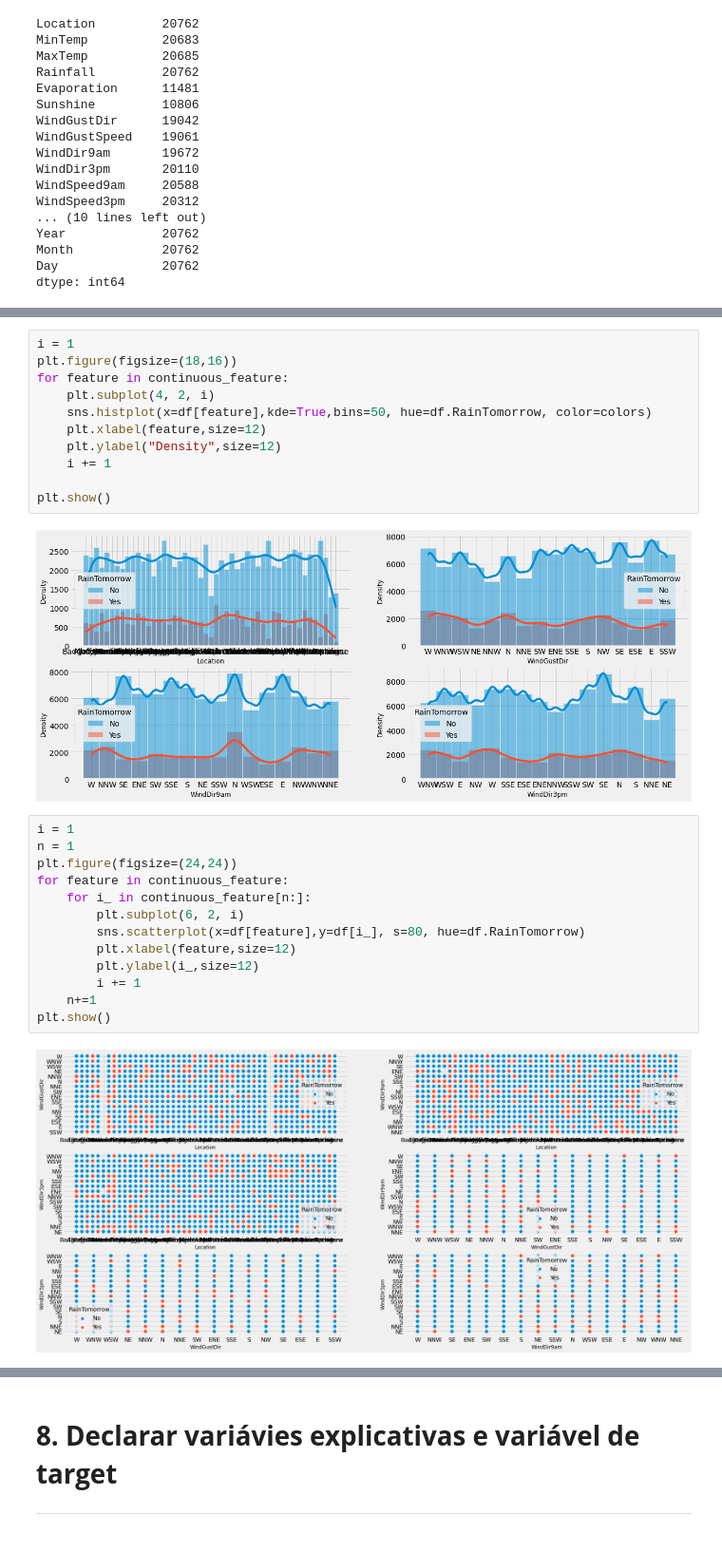
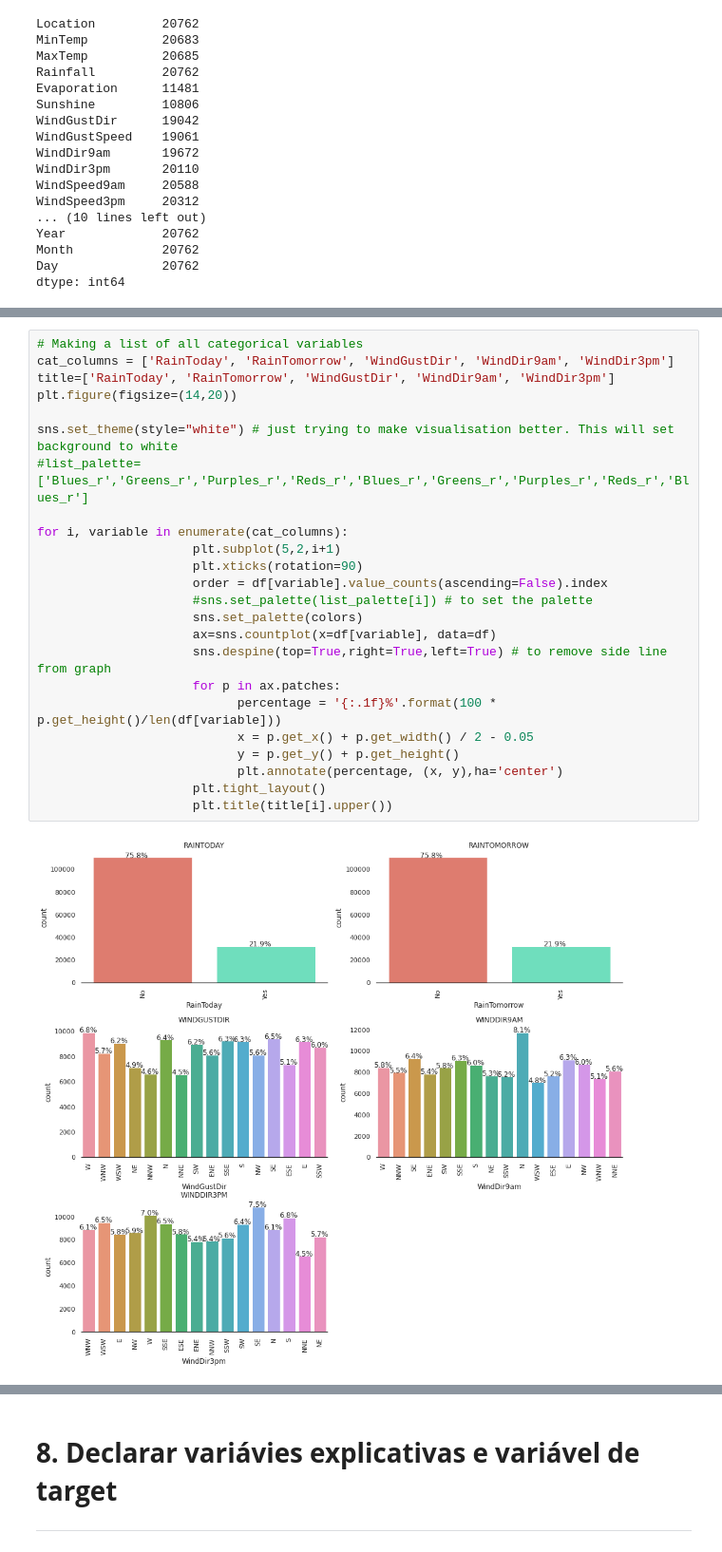
Before and after one commit to Rodrigo-Lopes-de-Andrade/Artigos_e_Projetos, a Jupyter notebook: 00_Regressão_Logistica.ipynb, the cells around one changed output, grey strips where cells are left out. Shown at 95% size. Saved outputs shown, nothing was run; the diff lists cells and outputs as text.

```diff
--- a/00_Regressão_Logistica.ipynb
+++ b/00_Regressão_Logistica.ipynb
@@ -1430,28 +1419,26 @@ plt.show()
-# %%
-i = 1
-plt.figure(figsize=(18,16))
-for feature in continuous_feature:
-    plt.subplot(4, 2, i)
-    sns.histplot(x=df[feature],kde=True,bins=50, hue=df.RainTomorrow, color=colors)
-    plt.xlabel(feature,size=12)
-    plt.ylabel("Density",size=12)
-    i += 1
-
-plt.show()
-# %% [output]
-[figure, removed]
-# %%
-i = 1
-n = 1
-plt.figure(figsize=(24,24))
-for feature in continuous_feature:
-    for i_ in continuous_feature[n:]:
-        plt.subplot(6, 2, i)
-        sns.scatterplot(x=df[feature],y=df[i_], s=80, hue=df.RainTomorrow)
-        plt.xlabel(feature,size=12)
-        plt.ylabel(i_,size=12)
-        i += 1
-    n+=1
-plt.show()
-# %% [output]
-[figure, removed]
+# %%
+# Making a list of all categorical variables
+cat_columns = ['RainToday', 'RainTomorrow', 'WindGustDir', 'WindDir9am', 'WindDir3pm']
+title=['RainToday', 'RainTomorrow', 'WindGustDir', 'WindDir9am', 'WindDir3pm']
+plt.figure(figsize=(14,20))
+
+sns.set_theme(style="white") # just trying to make visualisation better. This will set background to white
+#list_palette=['Blues_r','Greens_r','Purples_r','Reds_r','Blues_r','Greens_r','Purples_r','Reds_r','Blues_r']
+
+for i, variable in enumerate(cat_columns):
+                     plt.subplot(5,2,i+1)
+                     plt.xticks(rotation=90)
+                     order = df[variable].value_counts(ascending=False).index
+                     #sns.set_palette(list_palette[i]) # to set the palette
+                     sns.set_palette(colors)
+                     ax=sns.countplot(x=df[variable], data=df)
+                     sns.despine(top=True,right=True,left=True) # to remove side line from graph
+                     for p in ax.patches:
+                           percentage = '{:.1f}%'.format(100 * p.get_height()/len(df[variable]))
+                           x = p.get_x() + p.get_width() / 2 - 0.05
+                           y = p.get_y() + p.get_height()
+                           plt.annotate(percentage, (x, y),ha='center')
+                     plt.tight_layout()
+                     plt.title(title[i].upper())
+# %% [output]
+[figure, added]
```
Also changed, not shown: parts of 16 cells of this notebook.
